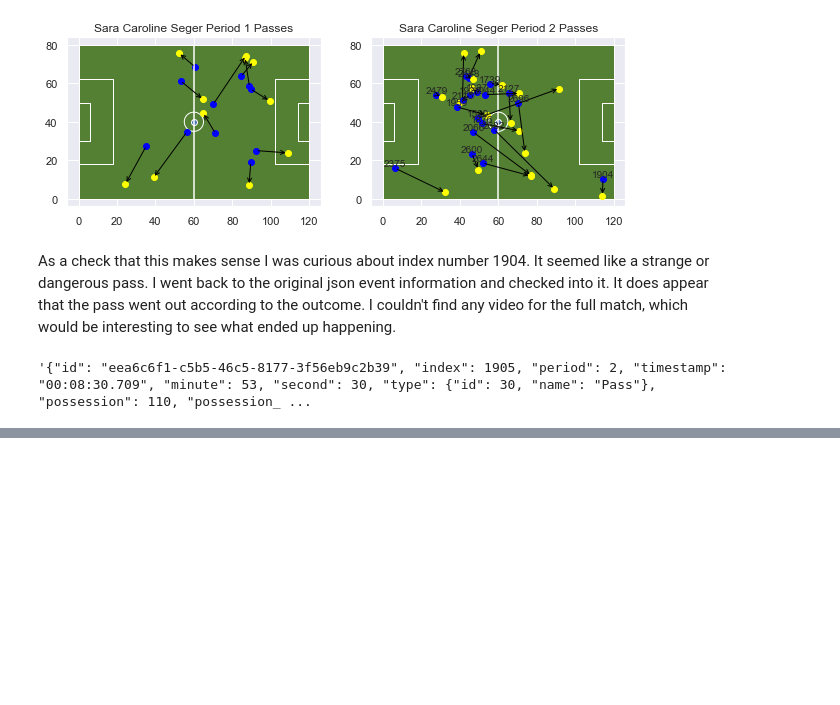
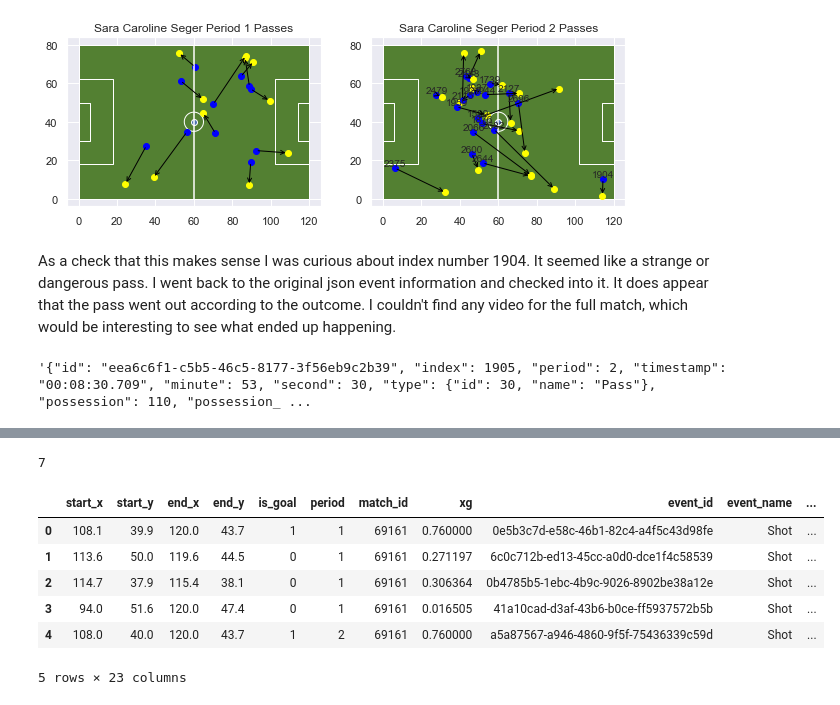
Before and after one commit to davidlamb/SpatialSoccerAnalysis, a Jupyter notebook: FoT_Homework.ipynb, the cells around one changed output, grey strips where cells are left out. Saved outputs shown, nothing was run; the diff lists cells and outputs as text; code cells hidden in the pictures; blank space fills up the shorter version.

```diff
--- a/FoT_Homework.ipynb
+++ b/FoT_Homework.ipynb
@@ -143,0 +163,11 @@ passes[(passes['event_player']==player_name)&(passes['period']==2)]['original_js
+# %%
+all_us_matches =[]
+player_name = "Megan Rapinoe"
+for m in sb_matches:
+    if m.home_team_name == "United States Women's":
+        all_us_matches.append(m)
+    elif m.away_team_name == "United States Women's":
+        all_us_matches.append(m)
+len(all_us_matches)
+# %% [output]
+7
@@ -143,0 +186,10 @@ passes[(passes['event_player']==player_name)&(passes['period']==2)]['original_js
+# %%
+events.head()
+# %% [output]
+|  | start_x | start_y | end_x | end_y | is_goal | period | match_id | xg | event_id | event_name | ... |
+| 0 | 108.1 | 39.9 | 120.0 | 43.7 | 1 | 1 | 69161 | 0.760000 | 0e5b3c7d-e58c-46b1-82c4-a4f5c43d98fe | Shot | ... |
+| 1 | 113.6 | 50.0 | 119.6 | 44.5 | 0 | 1 | 69161 | 0.271197 | 6c0c712b-ed13-45cc-a0d0-dce1f4c58539 | Shot | ... |
+| 2 | 114.7 | 37.9 | 115.4 | 38.1 | 0 | 1 | 69161 | 0.306364 | 0b4785b5-1ebc-4b9c-9026-8902be38a12e | Shot | ... |
+| 3 | 94.0 | 51.6 | 120.0 | 47.4 | 0 | 1 | 69161 | 0.016505 | 41a10cad-d3af-43b6-b0ce-ff5937572b5b | Shot | ... |
+| 4 | 108.0 | 40.0 | 120.0 | 43.7 | 1 | 2 | 69161 | 0.760000 | a5a87567-a946-4860-9f5f-75436339c59d | Shot | ... |
+5 rows × 23 columns
```
Also changed, not shown: parts of 10 cells of this notebook.
